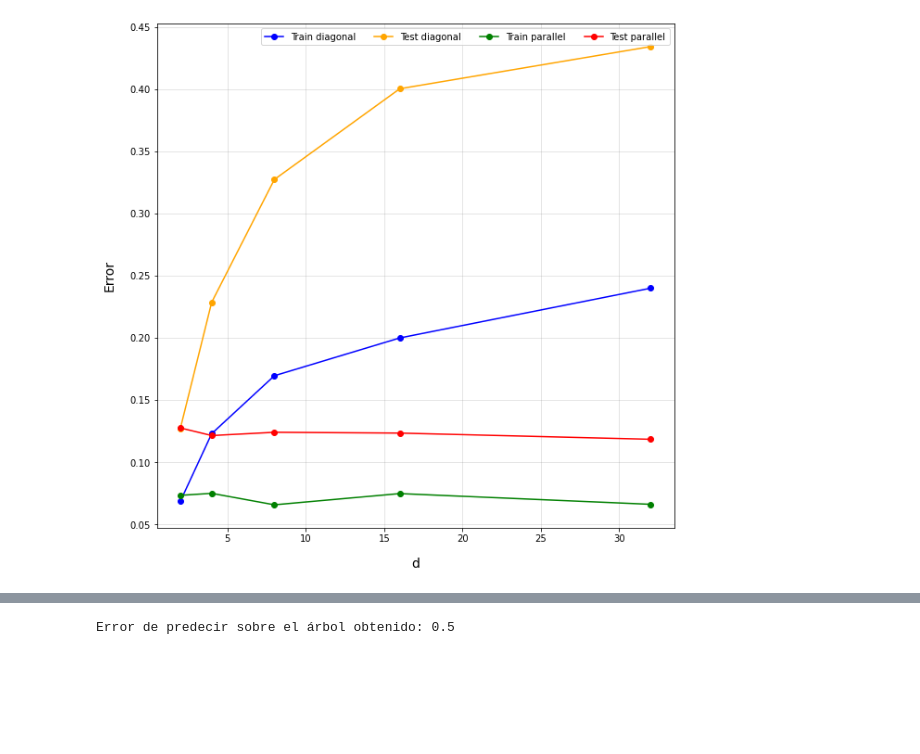
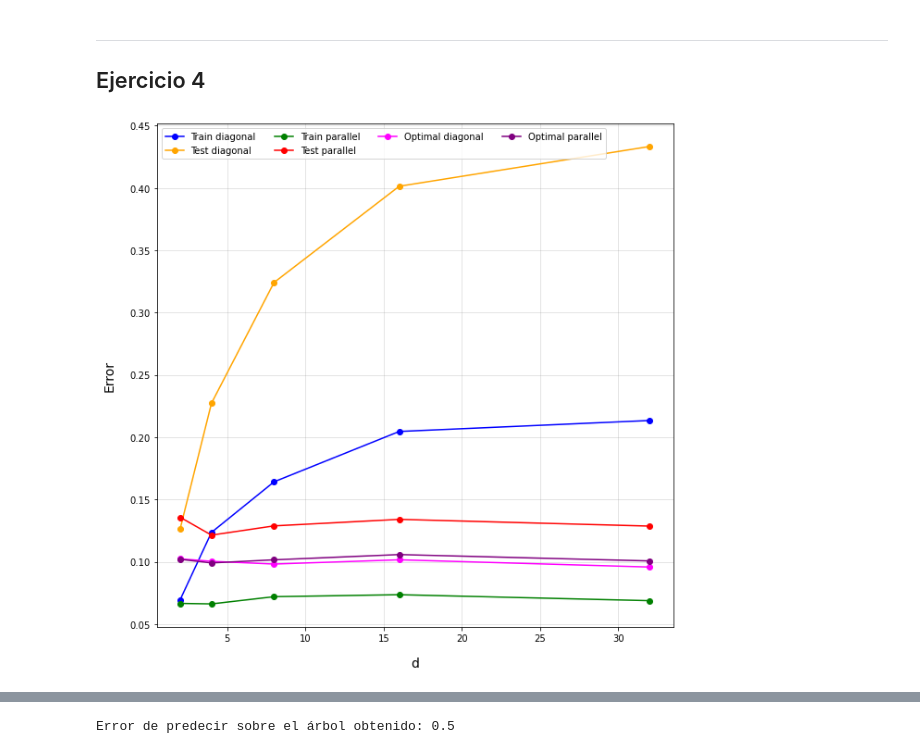
Before and after one commit to jfarizano/IntroML, a Jupyter notebook: TP1/tp1.ipynb, the cells around one changed output, grey strips where cells are left out. Cells and saved outputs as stored; diff of their text form; code cells hidden in the pictures; blank space fills up the shorter version.

```diff
--- a/TP1/tp1.ipynb
+++ b/TP1/tp1.ipynb
@@ -350,20 +407,18 @@ def optimal_parallel(df_test, d):
   center1 = [-1] + ([0] * (d - 1))
   return optimal_classifier(df_test, center0, center1)
 # %%
-# Ejercicio 3
-
 errors = []
 nodes_counts = []
 
 for C in np.arange(0.5, 3, 0.5):
-  # Genero los conjuntos de test
+  # Genero los conjuntos de test para cada C
   df_test_diagonal_10000 = generate_diagonal(5, 10000, C)
   df_test_parallel_10000 = generate_parallel(5, 10000, C)
 
   for i in range(20):
     # Genero los conjuntos de entrenamiento
-    df_train_diag = generate_diagonal(2, 250, C)
-    df_train_para = generate_parallel(2, 250, C)
+    df_train_diag = generate_diagonal(5, 250, C)
+    df_train_para = generate_parallel(5, 250, C)
 
     # Entreno los árboles
     clf_diag = train_tree(df_train_diag)
@@ -374,19 +429,24 @@ for C in np.arange(0.5, 3, 0.5):
     predict_test_diag = predict_df(df_test_diagonal_10000, clf_diag)
     predict_train_para = predict_df(df_train_para, clf_para)
     predict_test_para = predict_df(df_test_parallel_10000, clf_para)
-    optimal_diag = optimal_diagonal(df_test_diagonal_10000, 5)
-    optimal_para = optimal_parallel(df_test_parallel_10000, 5)
 
     # Calculo los errores
     errors.append([1 - accuracy_score(df_train_diag['Class'], predict_train_diag['Class']), C, "Train diagonal"])
     errors.append([1 - accuracy_score(df_test_diagonal_10000['Class'], predict_test_diag['Class']), C, "Test diagonal"])
     errors.append([1 - accuracy_score(df_train_para['Class'], predict_train_para['Class']), C, "Train parallel"])
     errors.append([1 - accuracy_score(df_test_parallel_10000['Class'], predict_test_para['Class']), C, "Test parallel"])
-    errors.append([1 - accuracy_score(df_test_diagonal_10000['Class'], optimal_diag['Class']), C, "Optimal diagonal"])
-    errors.append([1 - accuracy_score(df_test_parallel_10000['Class'], optimal_para['Class']), C, "Optimal parallel"])
+
+  # Clasifico con el clasificador de Bayes para cada conjunto de test para cada C
+  optimal_diag = optimal_diagonal(df_test_diagonal_10000)
+  optimal_para = optimal_parallel(df_test_parallel_10000)
+
+  # Calculo los errores mínimos
+  errors.append([1 - accuracy_score(df_test_diagonal_10000['Class'], optimal_diag['Class']), C, "Optimal diagonal"])
+  errors.append([1 - accuracy_score(df_test_parallel_10000['Class'], optimal_para['Class']), C, "Optimal parallel"])
 
 # Creo el dataframes con los errores
 ej3_errors_df = pd.DataFrame(errors, columns = ["Error", "C", "Class"])
 
+# Grafico los errores
 graph_errors(ej3_errors_df, 'C')
 # %% [output]
@@ -394,36 +467,47 @@ graph_errors(ej3_errors_df, 'C')
+# %% [markdown]
+--------------------------------------------------------------------------------
+## Ejercicio 4
 # %%
-# Ejercicio 4
 errors = []
 
 for d in [2 ** i for i in range(1, 6)]:
-  # Genero los conjuntos de test
+  # Genero los conjuntos de test para cada d
   df_test_diagonal_10000 = generate_diagonal(d, 10000, 0.78)
   df_test_parallel_10000 = generate_parallel(d, 10000, 0.78)
 
   for i in range(20):
     # Genero los conjuntos de entrenamiento
     df_train_diag = generate_diagonal(d, 250, 0.78)
     df_train_para = generate_parallel(d, 250, 0.78)
 
     # Entreno los árboles
     clf_diag = train_tree(df_train_diag)
     clf_para = train_tree(df_train_para)
 
     # Predigo sobre los conjunto de test y los de entrenamiento
     predict_train_diag = predict_df(df_train_diag, clf_diag)
     predict_test_diag = predict_df(df_test_diagonal_10000, clf_diag)
     predict_train_para = predict_df(df_train_para, clf_para)
     predict_test_para = predict_df(df_test_parallel_10000, clf_para)
 
     # Calculo los errores
     errors.append([1 - accuracy_score(df_train_diag['Class'], predict_train_diag['Class']), d, "Train diagonal"])
     errors.append([1 - accuracy_score(df_test_diagonal_10000['Class'], predict_test_diag['Class']), d, "Test diagonal"])
     errors.append([1 - accuracy_score(df_train_para['Class'], predict_train_para['Class']), d, "Train parallel"])
     errors.append([1 - accuracy_score(df_test_parallel_10000['Class'], predict_test_para['Class']), d, "Test parallel"])
 
+  # Clasifico con el clasificador de Bayes para cada conjunto de test para cada d
+  optimal_diag = optimal_diagonal(df_test_diagonal_10000)
+  optimal_para = optimal_parallel(df_test_parallel_10000)
+
+  # Calculo los errores mínimos
+  errors.append([1 - accuracy_score(df_test_diagonal_10000['Class'], optimal_diag['Class']), d, "Optimal diagonal"])
+  errors.append([1 - accuracy_score(df_test_parallel_10000['Class'], optimal_para['Class']), d, "Optimal parallel"])
+
 # Creo el dataframes con los errores
 ej4_errors_df = pd.DataFrame(errors, columns = ["Error", "d", "Class"])
 
+# Grafico los errores obtenidos
 graph_errors(ej4_errors_df, "d")
 # %% [output]
-[figure, old version]
+[figure, new version]
```
Also changed, not shown: parts of 19 cells of this notebook, 2 other files.
